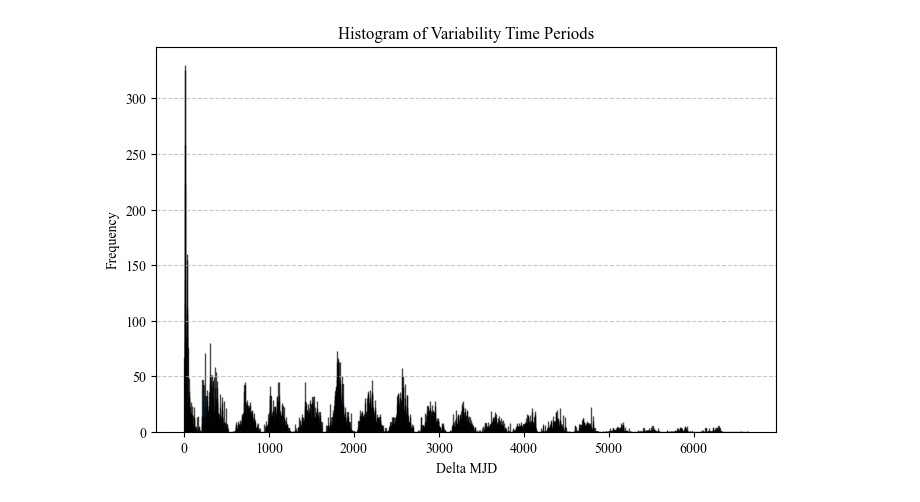
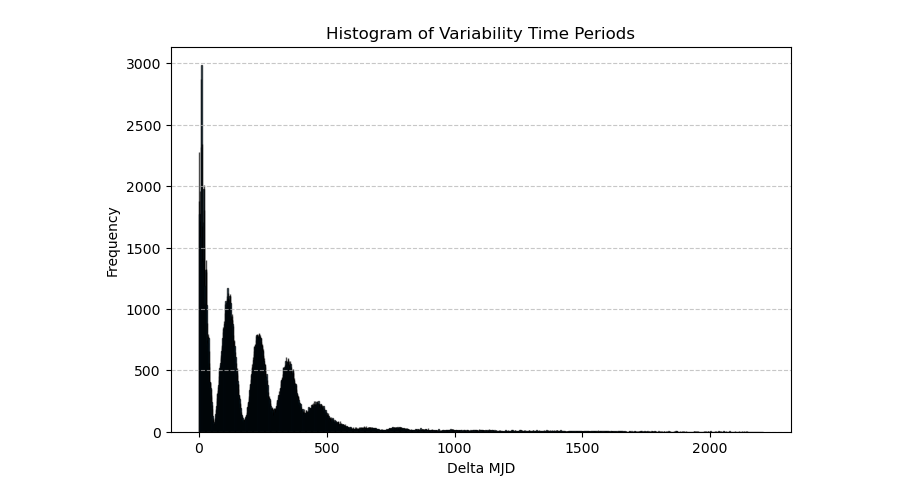
Before and after one commit to ArihantTiwari/Quasar_Variability, a Jupyter notebook: Sample_Selection.ipynb, the cells around one changed output. Drawn from its saved outputs; the diff is of its cells as text; code cells hidden in the pictures.

```diff
--- a/Sample_Selection.ipynb
+++ b/Sample_Selection.ipynb
@@ -15,6 +17,8 @@ df = pd.DataFrame({
     'FIBERID': data0['FIBERID'].byteswap().newbyteorder(),
     'SNR': data0['SN_MEDIAN_ALL'].byteswap().newbyteorder(),
     'Z': data0['Z'].byteswap().newbyteorder(),
+    'RA': data0['RA'].byteswap().newbyteorder(),
+    'DEC': data0['DEC'].byteswap().newbyteorder(),
 })
 
 # Add duplicate-related columns as lists
@@ -23,7 +27,7 @@ df['MJDS'] = list(data0['MJD_DUPLICATE'])
 df['FIBERIDS'] = list(data0['FIBERID_DUPLICATE'])
 
 # Filter for Z and SNR
-df = df[(df['Z'] >= 1.88) & (df['Z'] <= 2.47) & (df['SNR'] >= 4)]
+df = df[(df['Z'] >= 1.76923) & (df['Z'] <= 2.85185) & (df['SNR'] >= 6)]
 
 # Remove quasars without valid duplicates
 df = df[df['PLATES'].apply(lambda x: any(i != -1 for i in x))]
@@ -105,8 +113,8 @@ plt.show()
 # %%
-import pandas as pd
 from itertools import combinations
 
-df = df0
+# Create a copy of the DataFrame to avoid SettingWithCopyWarning
+df0 = df.copy()
 
 # Function to generate ratio-identifier rows
 def create_ratio_identifiers(row):
@@ -126,11 +134,11 @@ def create_ratio_identifiers(row):
     return identifiers
 
 # Apply the function to each row and explode the dataframe
-df['ratio_identifiers'] = df.apply(create_ratio_identifiers, axis=1)
+df0['ratio_identifiers'] = df0.apply(create_ratio_identifiers, axis=1)
 
-df_exploded = df.explode('ratio_identifiers').reset_index(drop=True)
+df_exploded = df0.explode('ratio_identifiers').reset_index(drop=True)
 
 # Keep only required columns and rename for clarity
 df_exploded = df_exploded[['PLATE', 'MJD', 'FIBERID','Z', 'ratio_identifiers']]
 
-df_exploded
+df_exploded.to_csv('HCT_Cycle.csv',index=False)
@@ -157,10 +171,9 @@ def calculate_delta_mjd(row):
     # Combine MJDS and MJD into a new list
     mjds = row['MJDS'] + [row['MJD']]
     # Pairwise ΔMJD within the combined list
-    delta_mjds = [abs(a - b) for a, b in itertools.combinations(mjds, 2)]
+    delta_mjds = [abs(a - b)/(1+row['Z']) for a, b in itertools.combinations(mjds, 2)]
     return delta_mjds
 
 # Apply the function to calculate Delta MJD
 df['Delta_MJD'] = df.apply(calculate_delta_mjd, axis=1)
-
-df
+df0['Delta_MJD'] = df0.apply(calculate_delta_mjd, axis=1)
@@ -181,17 +180,17 @@ df
 # %%
 import pandas as pd
 import matplotlib.pyplot as plt
 
 # Combine all lists into a single list
 combined_list = [item for sublist in df['Delta_MJD'] for item in sublist]
 
 # Plot a histogram
 plt.figure(figsize=(8, 5))
-plt.hist(combined_list, bins=range(min(combined_list), max(combined_list) + 2), edgecolor='black', alpha=0.7)
+plt.hist(combined_list, bins=range(int(min(combined_list)), int(max(combined_list)) + 2), edgecolor='black', alpha=0.7)
 plt.xlabel('Delta MJD')
 plt.ylabel('Frequency')
 plt.title('Histogram of Variability Time Periods')
 plt.grid(axis='y', linestyle='--', alpha=0.7)
 plt.show()
 # %% [output]
-[figure, old version]
+[figure, new version]
```
Also changed, not shown: parts of 12 cells of this notebook, 1 other file.
